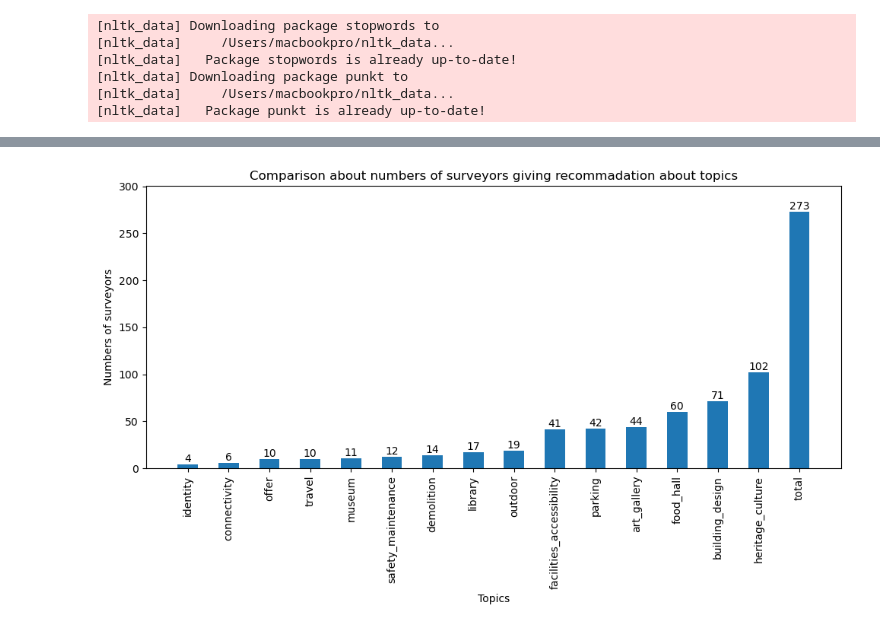
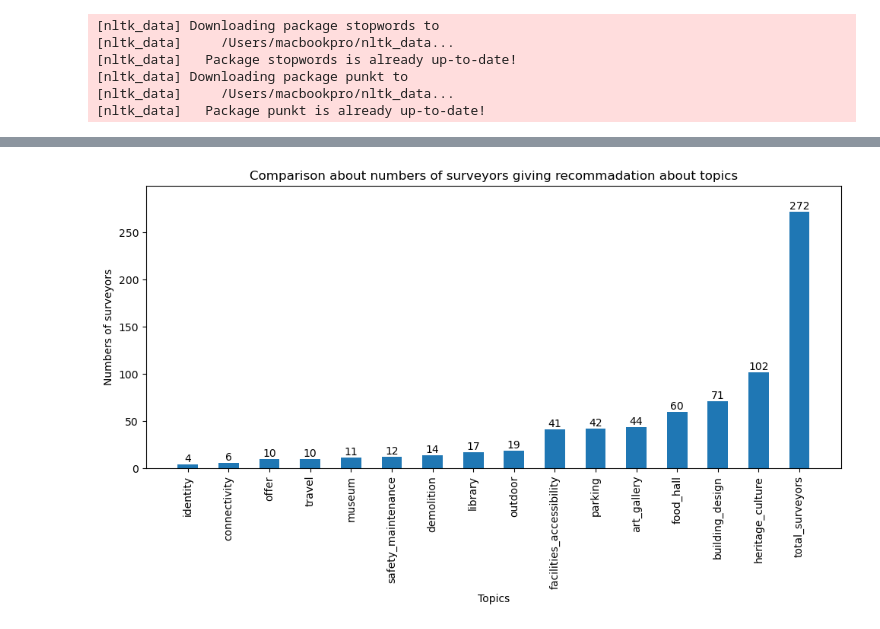
Before and after one commit to judytruchuynh/ConterContext, a Jupyter notebook: text_analysis.ipynb, the cells around one changed output, grey strips where cells are left out. Cells and saved outputs as stored; diff of their text form; code cells hidden in the pictures.

```diff
--- a/text_analysis.ipynb
+++ b/text_analysis.ipynb
@@ -285,5 +286,5 @@ plot_observation_count(new_df_facilities_accessibility, df_1, "facilities_access
 # %%
-new_df_travel = new_df[new_df['Is there anything else that you would like the team to consider as they continue to develop the design of the buildings and public spaces?'].str.contains('active|travel|Transportation|Mobility|Movement', case=False)]
+new_df_travel = new_df[new_df['Recommendations'].str.contains('active|travel|Transportation|Mobility|Movement', case=False)]
 #new_df_travel
 # %%
 plot_observation_count(new_df_travel, df_1, "new_df_travel's commentors ")
@@ -292,5 +293,5 @@ plot_observation_count(new_df_travel, df_1, "new_df_travel's commentors ")
 # %%
-new_df_identity = new_df[new_df['Is there anything else that you would like the team to consider as they continue to develop the design of the buildings and public spaces?'].str.contains('identity|Character|Distinctiveness|Unique', case=False)]
+new_df_identity = new_df[new_df['Recommendations'].str.contains('identity|Character|Distinctiveness|Unique', case=False)]
 #new_df_identity
 # %%
 plot_observation_count(new_df_identity, df_1, "identity's commentors ")
@@ -299,5 +300,5 @@ plot_observation_count(new_df_identity, df_1, "identity's commentors ")
 # %%
-new_df_offer = new_df[new_df['Is there anything else that you would like the team to consider as they continue to develop the design of the buildings and public spaces?'].str.contains('offer|Community|Services|Benefits|Support', case=False)]
+new_df_offer = new_df[new_df['Recommendations'].str.contains('offer|Community|Services|Benefits|Support', case=False)]
 #new_df_offer
 # %%
 plot_observation_count(new_df_offer, df_1, "offer's commentors ")
@@ -306,5 +307,5 @@ plot_observation_count(new_df_offer, df_1, "offer's commentors ")
 # %%
-new_df_connectivity = new_df[new_df['Is there anything else that you would like the team to consider as they continue to develop the design of the buildings and public spaces?'].str.contains('Network|Interconnectivity|Integration|Linkage|connectivity|connection|mobile', case=False)]
+new_df_connectivity = new_df[new_df['Recommendations'].str.contains('Network|Interconnectivity|Integration|Linkage|connectivity|connection|mobile', case=False)]
 #new_df_connectivity
 # %%
 plot_observation_count(new_df_connectivity, df_1, "connectivity's commentors ")
@@ -356,5 +361,11 @@ plot_lengths_comments(df_list, names)
 # %%
+# Create a list of the dataframes
+list_df = [new_df_building_design, new_df_heritage_culture, new_df_demolition, new_df_library, new_df_outdoor, new_df_facilities_accessibility, new_df_identity, new_df_connectivity, new_df_offer, new_df_travel, new_df_safety_maintenance, new_df_parking, new_df_art_gallery, new_df_museum, new_df_food_hall, df_1]
+# Create a list of names for each dataframe
+name_df = ['building_design','heritage_culture','demolition','library','outdoor','facilities_accessibility','identity','connectivity','offer','travel','safety_maintenance','parking','art_gallery','museum','food_hall', 'total_surveyors']
+
+
 # Call the function to plot the numbers of surveyors
-plot_numbers_surveyors(df_list, names)
+plot_numbers_surveyors(list_df, name_df)
 # %% [output]
-[figure, old version]
+[figure, new version]
```
Also changed, not shown: parts of 70 cells of this notebook, 2 other files.
